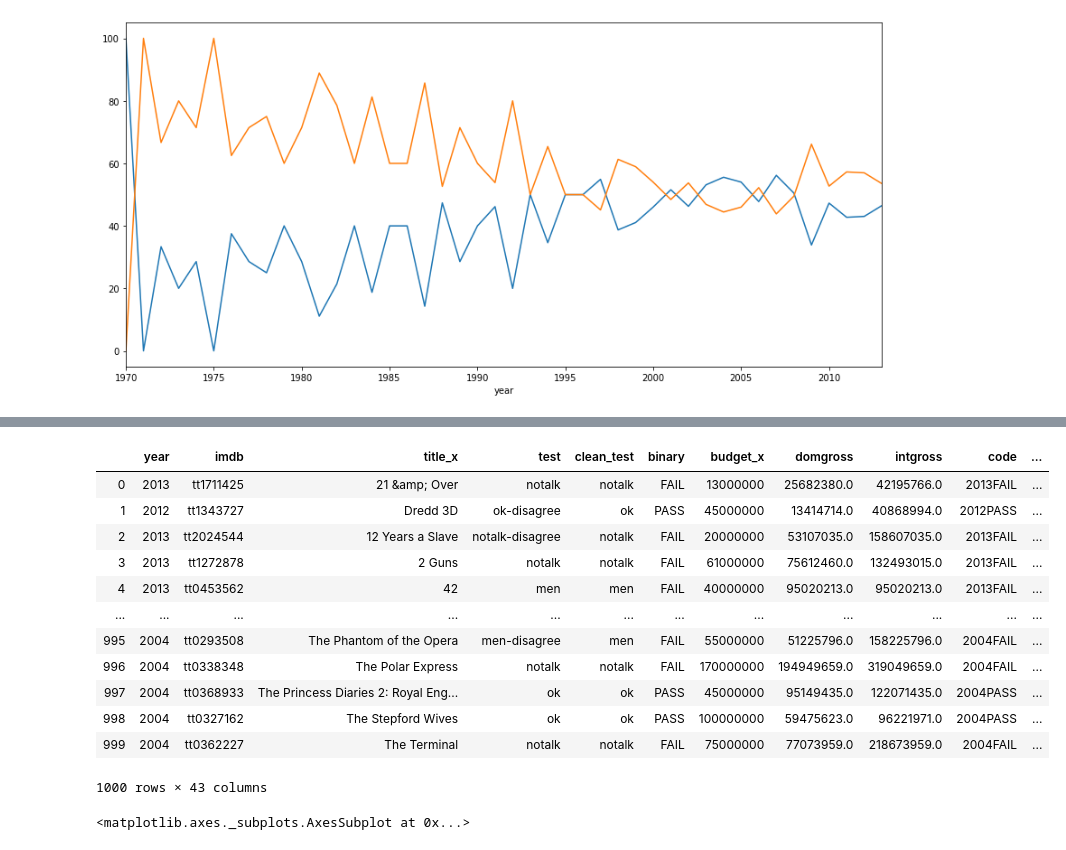
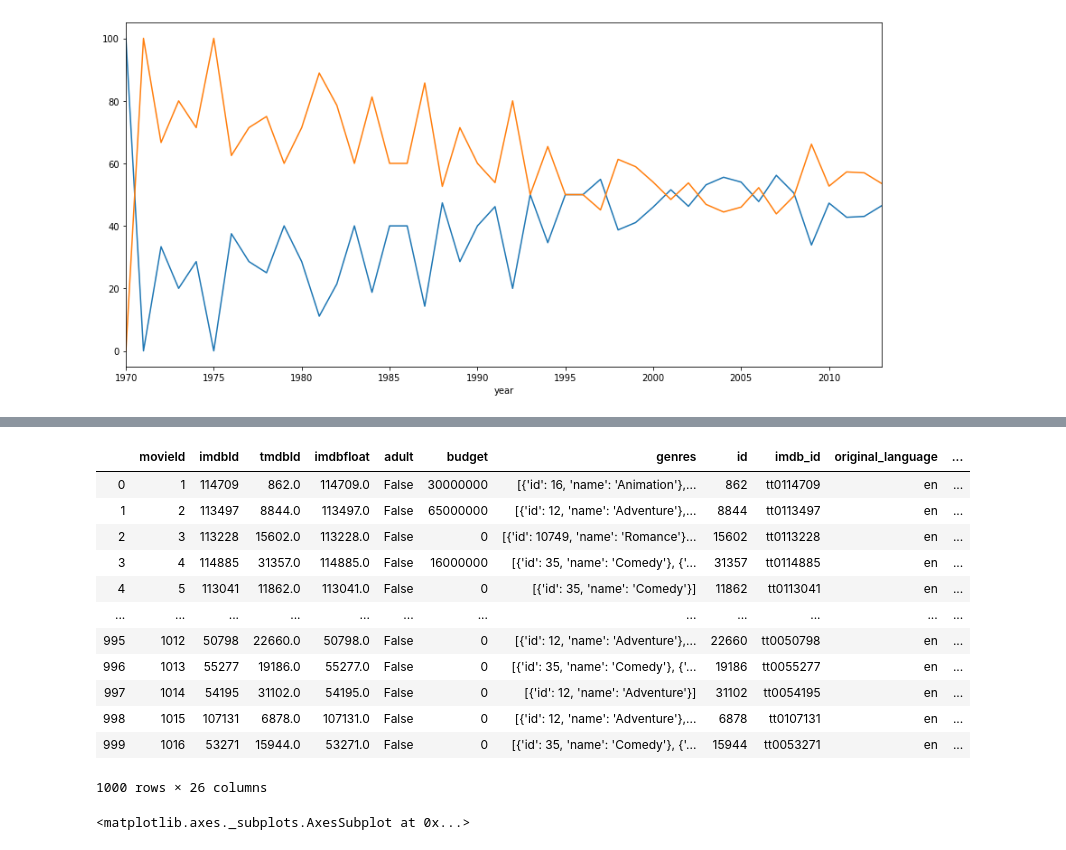
Before and after one commit to radhaparikh11/edamovietv, a Jupyter notebook: analysisnb.ipynb, the cells around one changed output, grey strips where cells are left out. Drawn from its saved outputs; the diff is of its cells as text; code cells hidden in the pictures.

```diff
--- a/analysisnb.ipynb
+++ b/analysisnb.ipynb
@@ -36,8 +36,8 @@ bechdeldf["imdbasint"]=bechdeldf["imdbtemp"].astype(int) #converting the new col
 #bechdeldf.head()
 #bechdeldf.dtypes
 # %%
-bechdeldf.rename(columns={'imdbnew':'imdbfin'},inplace=True)
-linksdf.rename(columns={'imdbnew':'imdbfin'},inplace=True)
+#bechdeldf.rename(columns={'imdbnew':'imdbfin'},inplace=True)
+linksdf.rename(columns={'imdbnew':'imdbfloat'},inplace=True)
 # %%
 #bechdeldf.drop("period code", axis = 1,inplace=True)
 # %%
@@ -132,5 +198,5 @@ movies_metadatadf.drop([19730,29503,35587],inplace=True)  #These values were got
 # %%
-movies_metadatadf["imdbasint"]=movies_metadatadf["imdbtemp"].astype(int)
+movies_metadatadf["imdbfloat"]=movies_metadatadf["imdbtemp"].astype(float)
 #i can't convert imdb to int for some reason. they are all obviously string. it worked before but it's not now.
 # i can't merge till i do this
 # TASK DONE!
@@ -147,5 +213,5 @@ sns.heatmap(movies_metadatadf.isnull(), yticklabels = False, cbar = False, cmap
 # %%
-movies_metadatadf.drop(["belongs_to_collection"],axis=1,inplace=True)
+#movies_metadatadf.drop(["belongs_to_collection"],axis=1,inplace=True)
 # %%
 movies_metadatadf.drop(["tagline"],axis=1,inplace=True)
 # %%
@@ -219,24 +285,24 @@ bechdel_links.head()
 # %%
-bechdel_links_mmd = pd.merge(bechdel_links, movies_metadatadf, left_on='imdbasint',right_on='imdbtemp', how='left') #joined the two datasets
+linksmmd = pd.merge(linksdf, movies_metadatadf, left_on='imdbfloat',right_on='imdbfloat', how='left') #joined the two datasets
 # %%
 
 pd.set_option('display.max_columns', None)
 # %%
-bechdel_links_mmd.head(1000)
+linksmmd.head(1000)
 # %% [output]
-|  | year | imdb | title_x | test | clean_test | binary | budget_x | domgross | intgross | code | ... |
-| 0 | 2013 | tt1711425 | 21 &amp; Over | notalk | notalk | FAIL | 13000000 | 25682380.0 | 42195766.0 | 2013FAIL | ... |
-| 1 | 2012 | tt1343727 | Dredd 3D | ok-disagree | ok | PASS | 45000000 | 13414714.0 | 40868994.0 | 2012PASS | ... |
-| 2 | 2013 | tt2024544 | 12 Years a Slave | notalk-disagree | notalk | FAIL | 20000000 | 53107035.0 | 158607035.0 | 2013FAIL | ... |
-| 3 | 2013 | tt1272878 | 2 Guns | notalk | notalk | FAIL | 61000000 | 75612460.0 | 132493015.0 | 2013FAIL | ... |
-| 4 | 2013 | tt0453562 | 42 | men | men | FAIL | 40000000 | 95020213.0 | 95020213.0 | 2013FAIL | ... |
+|  | movieId | imdbId | tmdbId | imdbfloat | adult | budget | genres | id | imdb_id | original_language | ... |
+| 0 | 1 | 114709 | 862.0 | 114709.0 | False | 30000000 | [{'id': 16, 'name': 'Animation'},... | 862 | tt0114709 | en | ... |
+| 1 | 2 | 113497 | 8844.0 | 113497.0 | False | 65000000 | [{'id': 12, 'name': 'Adventure'},... | 8844 | tt0113497 | en | ... |
+| 2 | 3 | 113228 | 15602.0 | 113228.0 | False | 0 | [{'id': 10749, 'name': 'Romance'}... | 15602 | tt0113228 | en | ... |
+| 3 | 4 | 114885 | 31357.0 | 114885.0 | False | 16000000 | [{'id': 35, 'name': 'Comedy'}, {'... | 31357 | tt0114885 | en | ... |
+| 4 | 5 | 113041 | 11862.0 | 113041.0 | False | 0 | [{'id': 35, 'name': 'Comedy'}] | 11862 | tt0113041 | en | ... |
 | ... | ... | ... | ... | ... | ... | ... | ... | ... | ... | ... | ... |
-| 995 | 2004 | tt0293508 | The Phantom of the Opera | men-disagree | men | FAIL | 55000000 | 51225796.0 | 158225796.0 | 2004FAIL | ... |
-| 996 | 2004 | tt0338348 | The Polar Express | notalk | notalk | FAIL | 170000000 | 194949659.0 | 319049659.0 | 2004FAIL | ... |
-| 997 | 2004 | tt0368933 | The Princess Diaries 2: Royal Eng... | ok | ok | PASS | 45000000 | 95149435.0 | 122071435.0 | 2004PASS | ... |
-| 998 | 2004 | tt0327162 | The Stepford Wives | ok | ok | PASS | 100000000 | 59475623.0 | 96221971.0 | 2004PASS | ... |
-| 999 | 2004 | tt0362227 | The Terminal | notalk | notalk | FAIL | 75000000 | 77073959.0 | 218673959.0 | 2004FAIL | ... |
+| 995 | 1012 | 50798 | 22660.0 | 50798.0 | False | 0 | [{'id': 12, 'name': 'Adventure'},... | 22660 | tt0050798 | en | ... |
+| 996 | 1013 | 55277 | 19186.0 | 55277.0 | False | 0 | [{'id': 35, 'name': 'Comedy'}, {'... | 19186 | tt0055277 | en | ... |
+| 997 | 1014 | 54195 | 31102.0 | 54195.0 | False | 0 | [{'id': 12, 'name': 'Adventure'}] | 31102 | tt0054195 | en | ... |
+| 998 | 1015 | 107131 | 6878.0 | 107131.0 | False | 0 | [{'id': 12, 'name': 'Adventure'},... | 6878 | tt0107131 | en | ... |
+| 999 | 1016 | 53271 | 15944.0 | 53271.0 | False | 0 | [{'id': 35, 'name': 'Comedy'}, {'... | 15944 | tt0053271 | en | ... |
-1000 rows × 43 columns
+1000 rows × 26 columns
 # %%
 sns.heatmap(bechdel_links_mmd.isnull(), yticklabels = False, cbar = False, cmap = 'plasma') #to check for n
 # %% [output]
```
Also changed, not shown: parts of 21 cells of this notebook.
